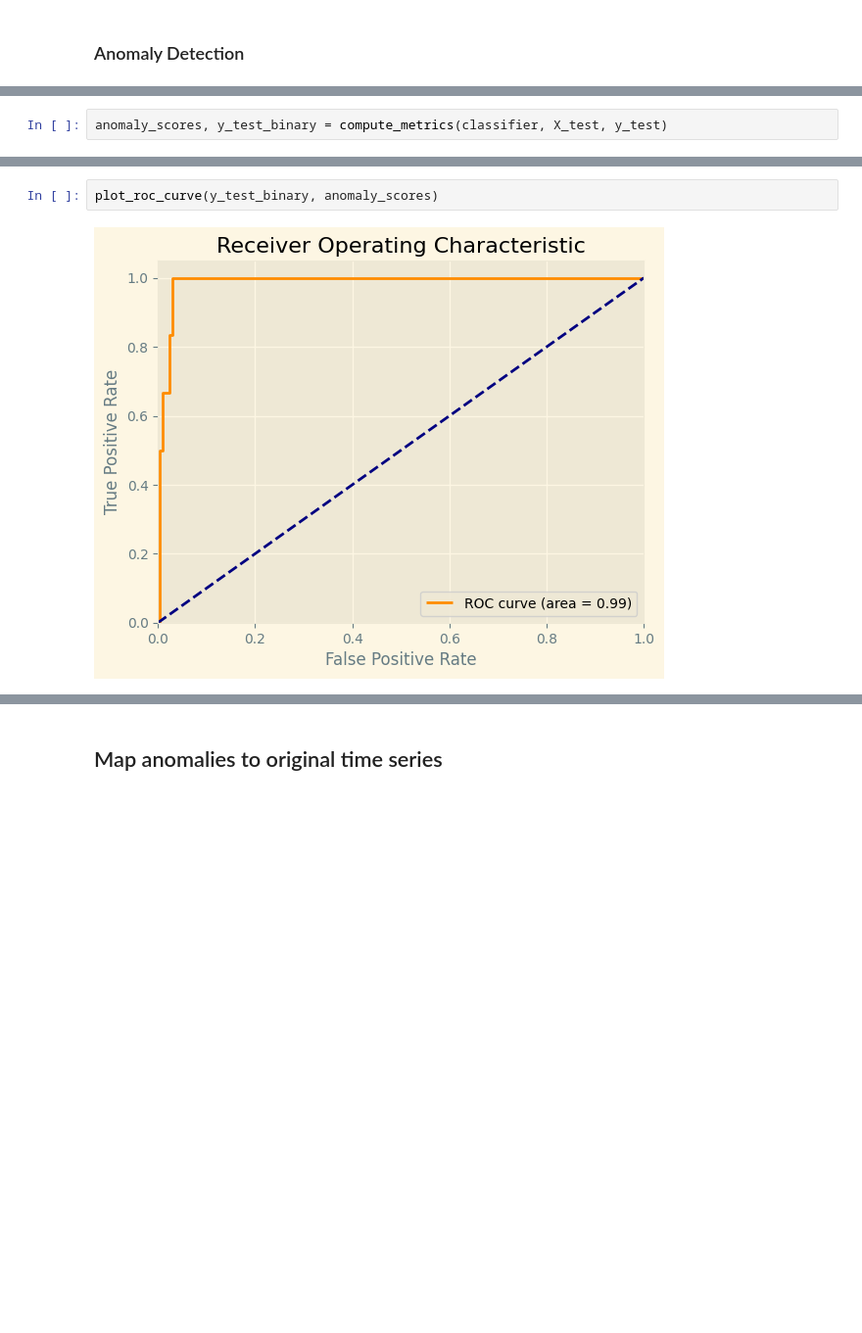
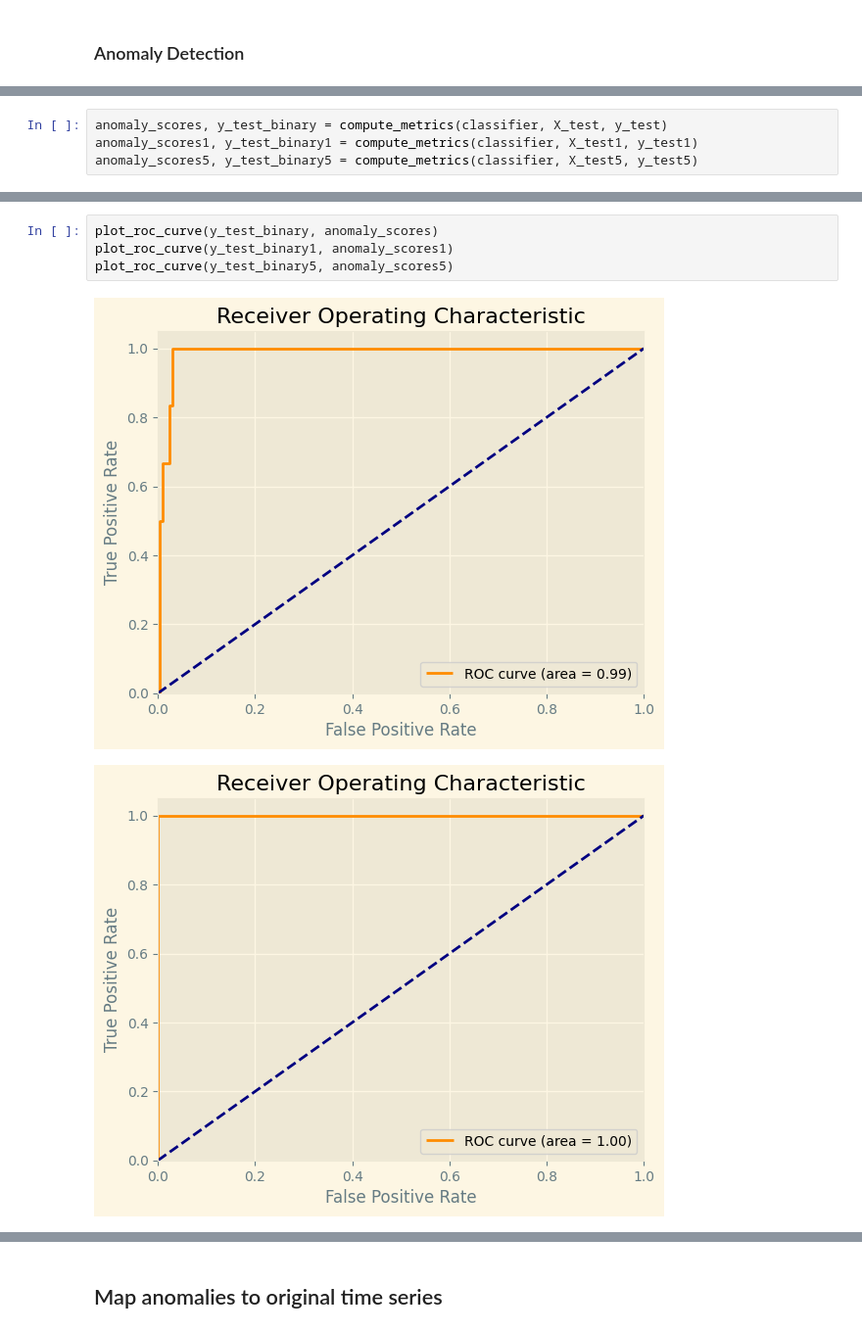
Before and after one commit to Anatr1/timeseries-anomaly-detection, a Jupyter notebook: src/test_dagmm.ipynb, the cells around one changed output, grey strips where cells are left out. Shown at 98% size. Saved outputs shown, nothing was run; the diff lists cells and outputs as text; blank space fills up the shorter version.

```diff
--- a/src/test_dagmm.ipynb
+++ b/src/test_dagmm.ipynb
@@ -213,5 +328,7 @@ Number of anomalies detected: 0
 # %%
 anomaly_scores, y_test_binary = compute_metrics(classifier, X_test, y_test)
+anomaly_scores1, y_test_binary1 = compute_metrics(classifier, X_test1, y_test1)
+anomaly_scores5, y_test_binary5 = compute_metrics(classifier, X_test5, y_test5)
 # %% [output]
 WARNING:root:Determinant was negative! Clipping Eigenvalues to 0+epsilon from -3.353300996877806e-07
 WARNING:root:Determinant was negative! Clipping Eigenvalues to 0+epsilon from -1.2798491866305994e-07
@@ -253,4 +444,7 @@ weighted avg       0.96      0.98      0.97       306
 # %%
 plot_roc_curve(y_test_binary, anomaly_scores)
+plot_roc_curve(y_test_binary1, anomaly_scores1)
+plot_roc_curve(y_test_binary5, anomaly_scores5)
 # %% [output]
 [figure]
+[figure, added]
```
Also changed, not shown: parts of 9 cells of this notebook, 9 other files.
